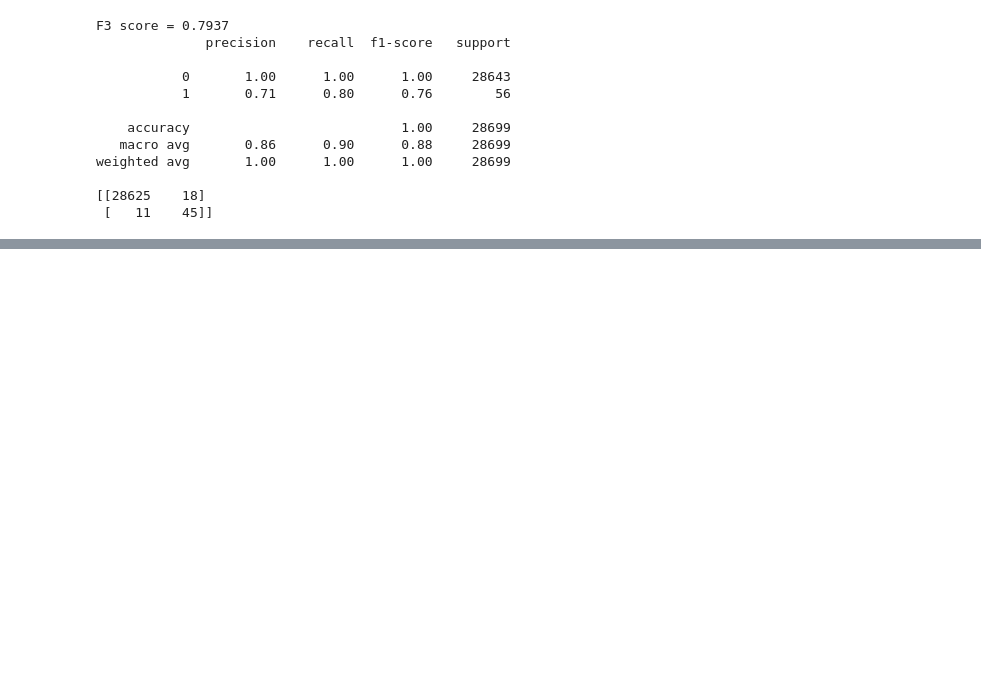
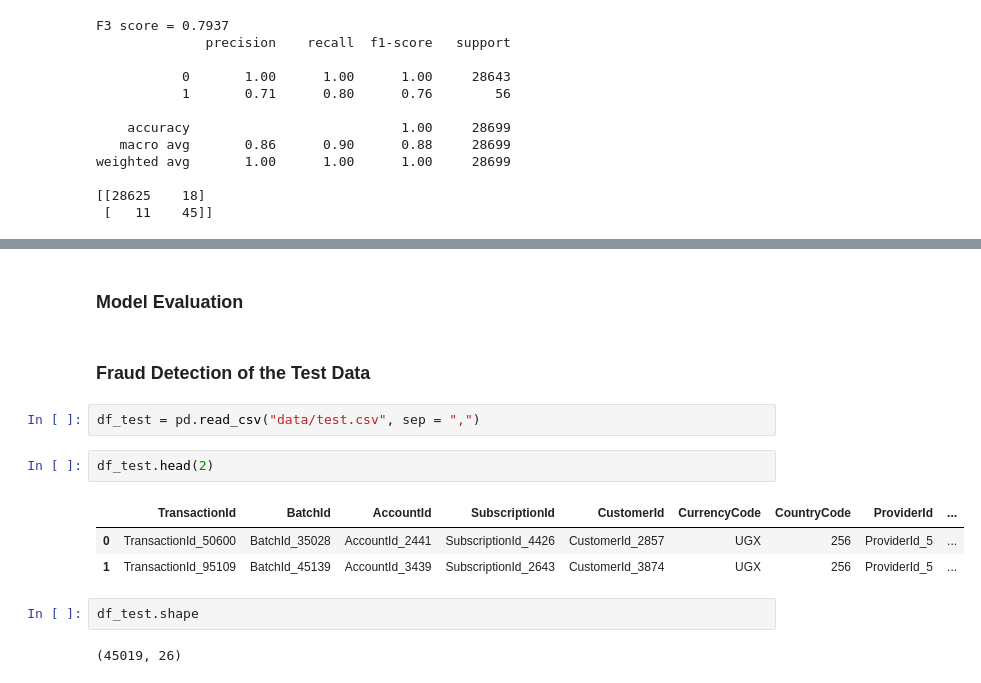
Before and after one commit to aanysofia/Fraud-Detection, a Jupyter notebook: Fraud_detection.ipynb, the cells around one changed output, grey strips where cells are left out. Cells and saved outputs as stored; diff of their text form; blank space fills up the shorter version.

```diff
--- a/Fraud_detection.ipynb
+++ b/Fraud_detection.ipynb
@@ -734,0 +843,16 @@ weighted avg       1.00      1.00      1.00     28699
+# %% [markdown]
+### Model Evaluation
+# %% [markdown]
+### Fraud Detection of the Test Data
+# %%
+df_test = pd.read_csv("data/test.csv", sep = ",")
+# %%
+df_test.head(2)
+# %% [output]
+|  | TransactionId | BatchId | AccountId | SubscriptionId | CustomerId | CurrencyCode | CountryCode | ProviderId | ... |
+| 0 | TransactionId_50600 | BatchId_35028 | AccountId_2441 | SubscriptionId_4426 | CustomerId_2857 | UGX | 256 | ProviderId_5 | ... |
+| 1 | TransactionId_95109 | BatchId_45139 | AccountId_3439 | SubscriptionId_2643 | CustomerId_3874 | UGX | 256 | ProviderId_5 | ... |
+# %%
+df_test.shape
+# %% [output]
+(45019, 26)
```
Also changed, not shown: parts of 25 cells of this notebook.
